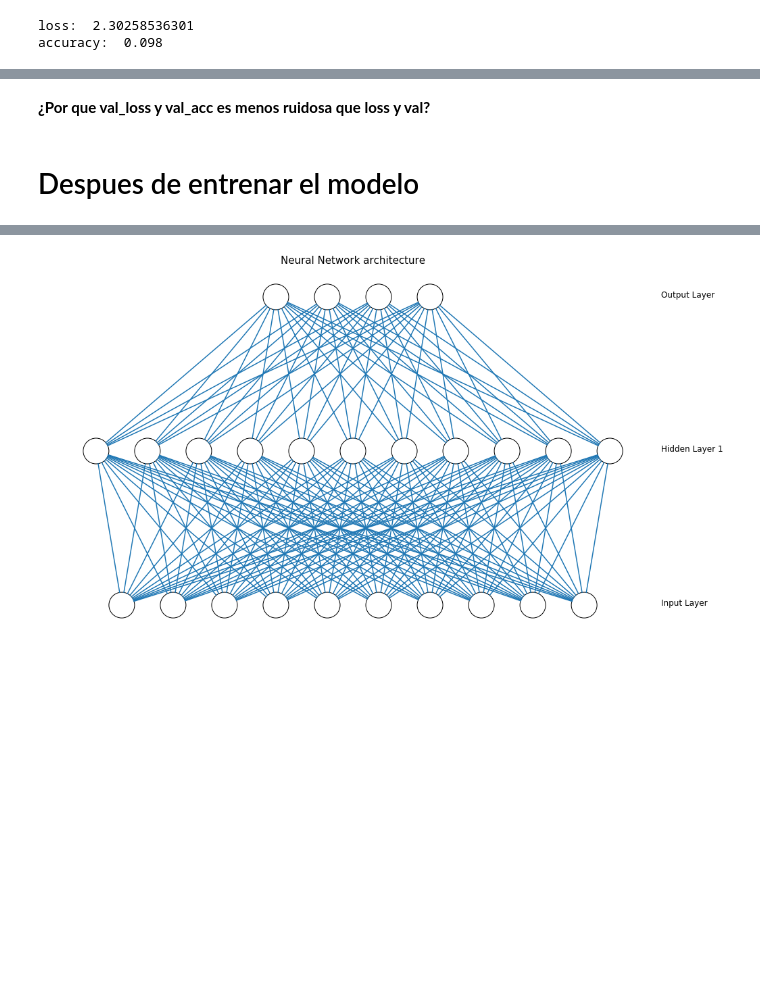
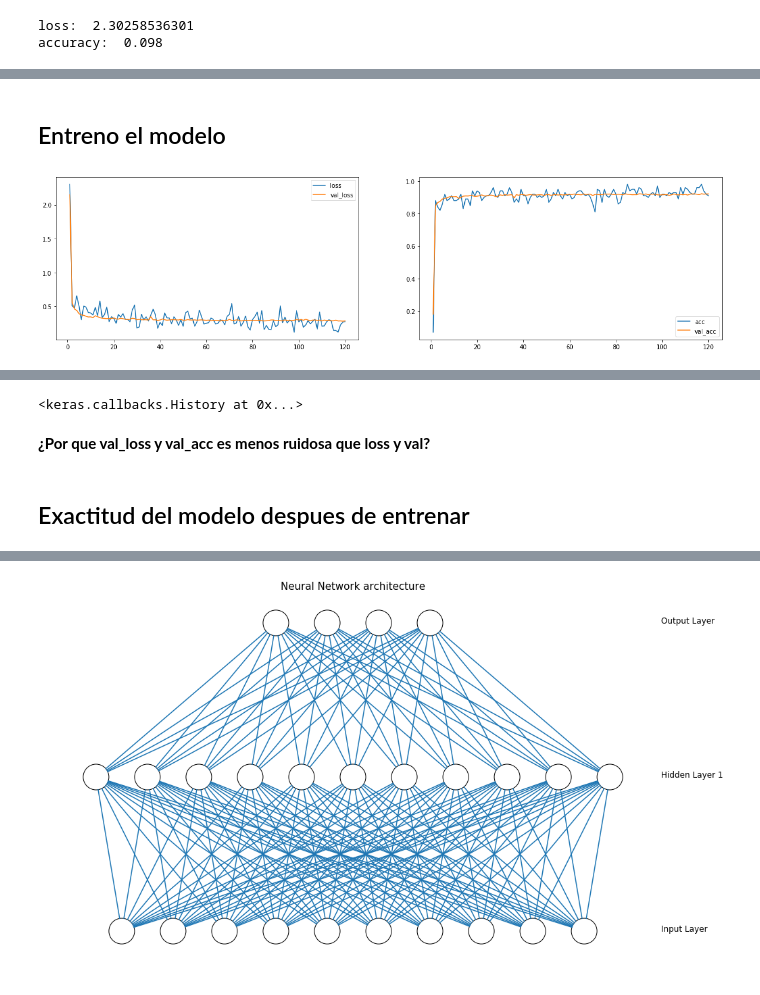
Before and after one commit to gebasilio/MNIST-MLP-CNN, a Jupyter notebook: 1-MNIST-MLP.ipynb, the cells around one changed output, grey strips where cells are left out. Saved outputs shown, nothing was run; the diff lists cells and outputs as text; code cells hidden in the pictures; blank space fills up the shorter version.

```diff
--- a/MNIST-MLP.ipynb
+++ b/1-MNIST-MLP.ipynb
@@ -210,0 +230,14 @@ Epoch 00009: val_loss did not improve
+# %% [markdown]
+## Entreno el modelo
+# %%
+batch_size = 1000
+batch_size = 100
+model_single_layer.fit(x_train,
+                       y_train_categorical,
+                       epochs=5, batch_size=batch_size,
+                       verbose=1,
+                       validation_data = (x_val, y_val_categorical),
+                       callbacks=[plot_losses, checkpointer],
+                      )
+# %% [output]
+[figure, added]
@@ -211,7 +246,8 @@ Epoch 00009: val_loss did not improve
+<keras.callbacks.History at 0x...>
 # %% [markdown]
 **¿Por que val_loss y val_acc es menos ruidosa que loss y val?**
 # %% [markdown]
-# Despues de entrenar el modelo
+## Exactitud del modelo despues de entrenar
 # %%
 score = model_single_layer.evaluate(x_test, y_test_categorical, verbose=0)
 print("loss: ", score[0])
```
Also changed, not shown: parts of 68 cells of this notebook, 3 other files.
